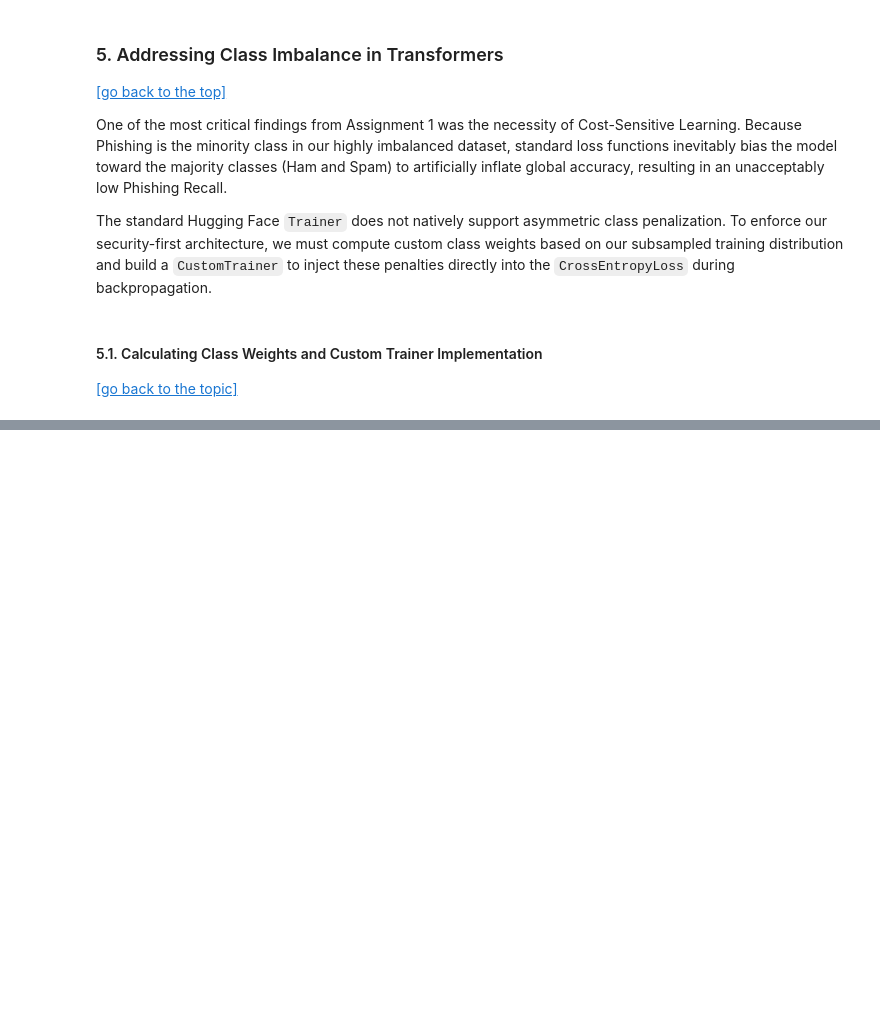
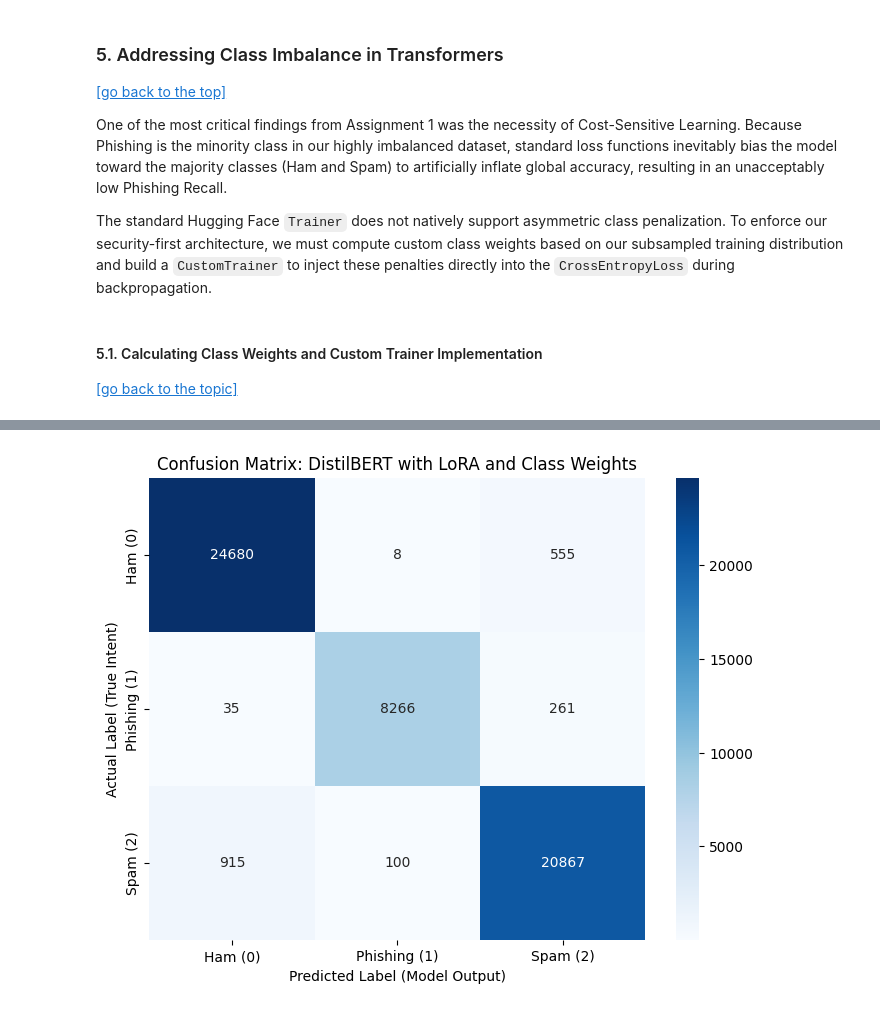
Before and after one commit to Alejandro-131004/Natural-Language-Processing, a Jupyter notebook: Project_2.ipynb, the cells around one changed output, grey strips where cells are left out. Saved outputs shown, nothing was run; the diff lists cells and outputs as text; code cells hidden in the pictures; blank space fills up the shorter version.

Commit message:
modeling with cost-sensitive done, missing training without cost-sensitive

```diff
--- a/Project_2.ipynb
+++ b/Project_2.ipynb
@@ -449,0 +549,18 @@ print("\nCustomTrainer initialized and ready to penalize false negatives.")
+# %%
+print("Evaluating the model on the completely unseen Test Set...")
+
+# 1. Generate predictions using the CustomTrainer
+predictions_output = trainer.predict(tokenized_datasets["test"])
+
+# 2. Extract the predicted classes (the highest logit value per email)
+y_pred = np.argmax(predictions_output.predictions, axis=-1)
+
+# 3. Extract the true labels
+y_true = tokenized_datasets["test"]["label"]
+
+# 4. Generate and print the classification report
+target_names = ["Ham (0)", "Phishing (1)", "Spam (2)"]
+print("\n" + "="*50)
+print("TRANSFORMER (DISTILBERT + LORA) EVALUATION REPORT")
+print("="*50)
+print(classification_report(y_true, y_pred, target_names=target_names, digits=4))
@@ -449,0 +593,13 @@ print("\nCustomTrainer initialized and ready to penalize false negatives.")
+# %%
+# 1. Compute the confusion matrix
+cm = confusion_matrix(y_true, y_pred)
+
+# 2. Plot the confusion matrix using Seaborn
+plt.figure(figsize=(8, 6))
+sns.heatmap(cm, annot=True, fmt='d', cmap='Blues', xticklabels=target_names, yticklabels=target_names)
+plt.title('Confusion Matrix: DistilBERT with LoRA and Class Weights')
+plt.ylabel('Actual Label (True Intent)')
+plt.xlabel('Predicted Label (Model Output)')
+plt.show()
+# %% [output]
+[figure, added]
```
Also changed, not shown: parts of 19 cells of this notebook, 1 other file.
